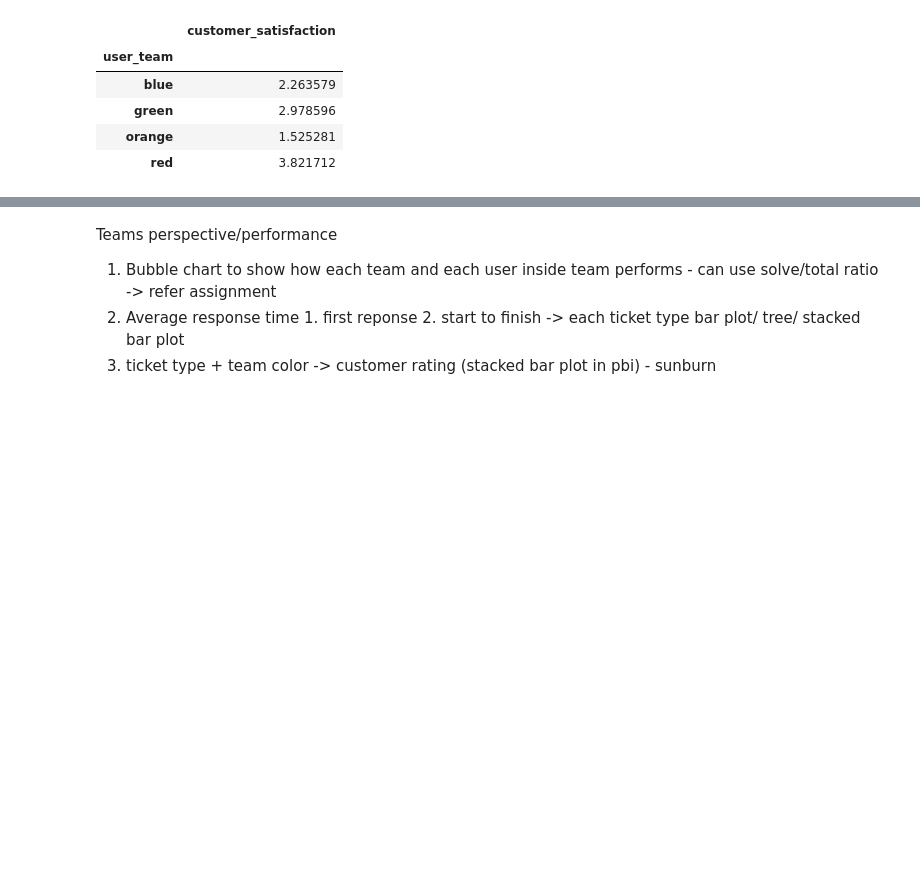
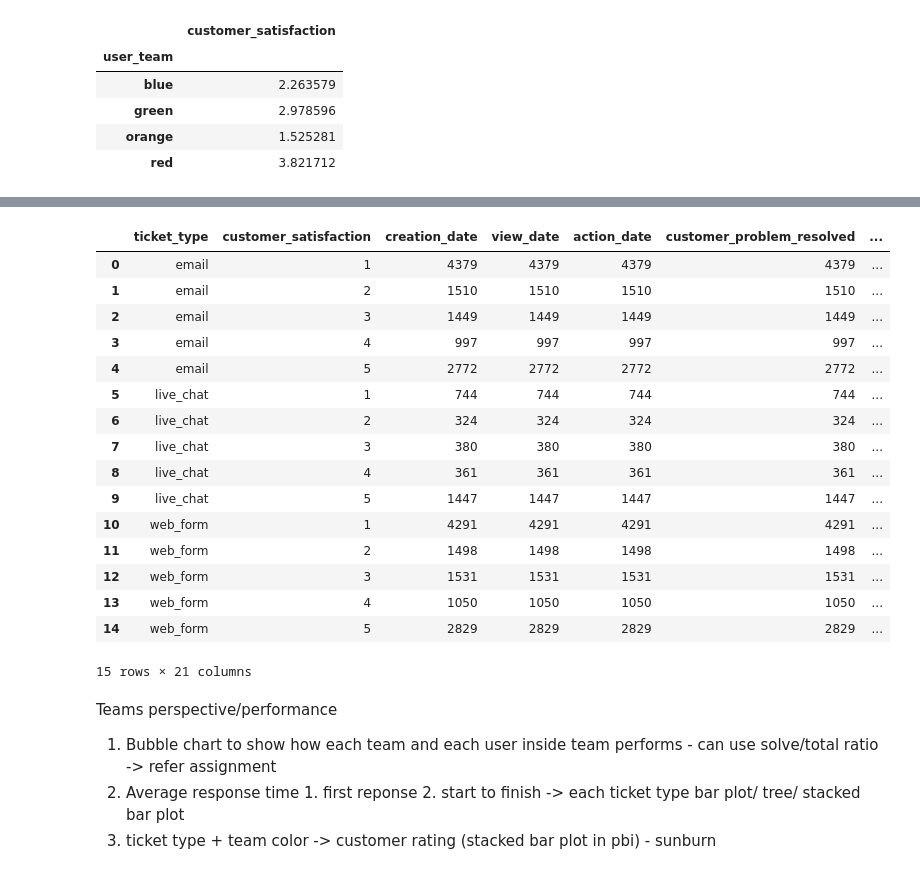
Before and after one commit to hiimani28/DVproject1, a Jupyter notebook: eda.ipynb, the cells around one changed output, grey strips where cells are left out. Drawn from its saved outputs; the diff is of its cells as text; code cells hidden in the pictures; blank space fills up the shorter version.

```diff
--- a/eda.ipynb
+++ b/eda.ipynb
@@ -363,3 +451,24 @@ live
+# %%
+df_customer_satisfaction = df.groupby(['ticket_type', 'customer_satisfaction']).count().reset_index()
+df_customer_satisfaction
+# %% [output]
+|  | ticket_type | customer_satisfaction | creation_date | view_date | action_date | customer_problem_resolved | ... |
+| 0 | email | 1 | 4379 | 4379 | 4379 | 4379 | ... |
+| 1 | email | 2 | 1510 | 1510 | 1510 | 1510 | ... |
+| 2 | email | 3 | 1449 | 1449 | 1449 | 1449 | ... |
+| 3 | email | 4 | 997 | 997 | 997 | 997 | ... |
+| 4 | email | 5 | 2772 | 2772 | 2772 | 2772 | ... |
+| 5 | live_chat | 1 | 744 | 744 | 744 | 744 | ... |
+| 6 | live_chat | 2 | 324 | 324 | 324 | 324 | ... |
+| 7 | live_chat | 3 | 380 | 380 | 380 | 380 | ... |
+| 8 | live_chat | 4 | 361 | 361 | 361 | 361 | ... |
+| 9 | live_chat | 5 | 1447 | 1447 | 1447 | 1447 | ... |
+| 10 | web_form | 1 | 4291 | 4291 | 4291 | 4291 | ... |
+| 11 | web_form | 2 | 1498 | 1498 | 1498 | 1498 | ... |
+| 12 | web_form | 3 | 1531 | 1531 | 1531 | 1531 | ... |
+| 13 | web_form | 4 | 1050 | 1050 | 1050 | 1050 | ... |
+| 14 | web_form | 5 | 2829 | 2829 | 2829 | 2829 | ... |
+15 rows × 21 columns
 # %% [markdown]
 Teams perspective/performance
 
```
Also changed, not shown: parts of 13 cells of this notebook.
